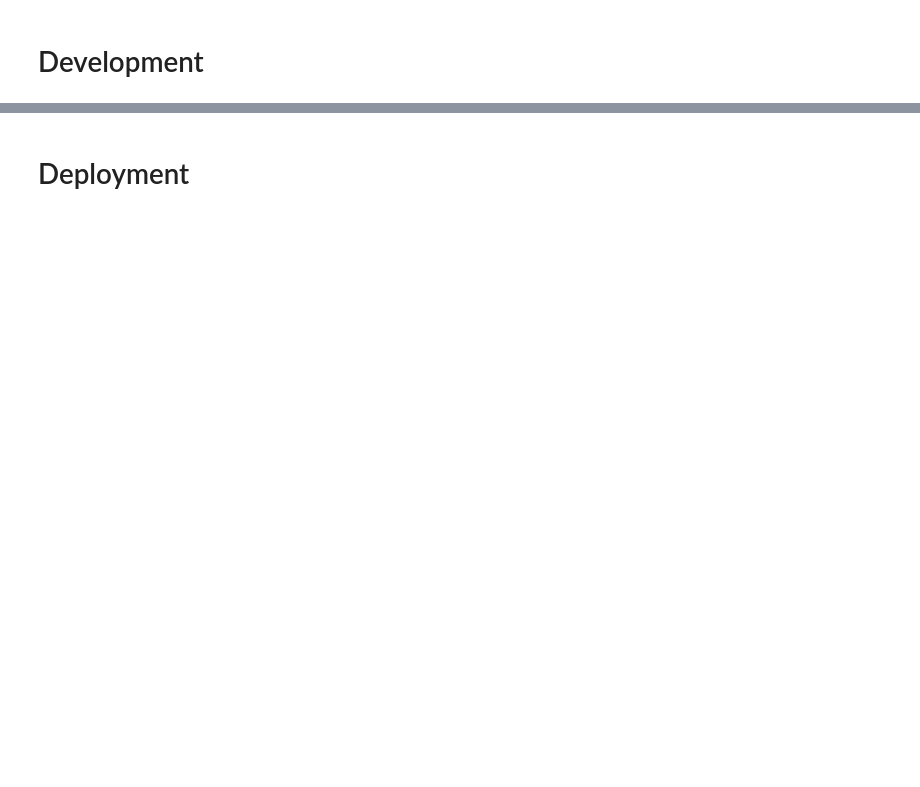
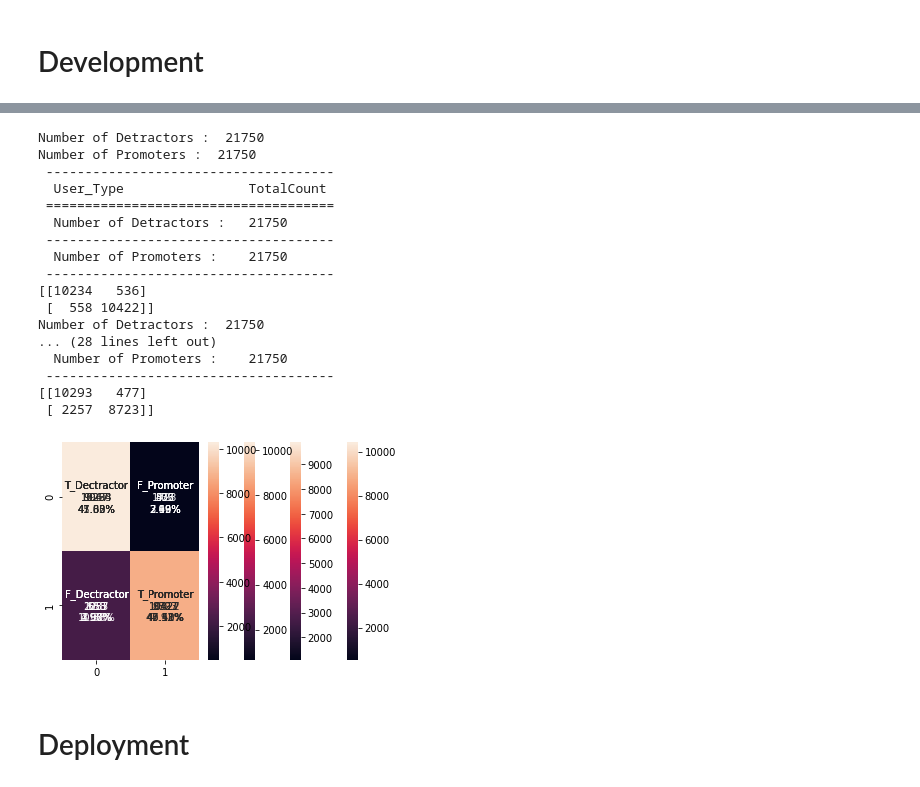
Before and after one commit to GDhasade/BankMarketing_Classification_Project, a Jupyter notebook: ML_Modelling_Code.ipynb, the cells around one changed output, grey strips where cells are left out. Cells and saved outputs as stored; diff of their text form; code cells hidden in the pictures; blank space fills up the shorter version.

```diff
--- a/ML_Modelling_Code.ipynb
+++ b/ML_Modelling_Code.ipynb
@@ -366,0 +644,17 @@ Sampled dataset shape Counter({'no': 36249, 'yes': 36249})
+# %%
+for i in Prediction:
+    TestCount = pd.DataFrame(i)
+    numOfDetractor = len(TestCount[TestCount == 'no'].index)
+    numOfPromoters = len(TestCount[TestCount == 'yes'].index)
+    print('Number of Detractors : ', numOfDetractor)
+    print('Number of Promoters : ', numOfPromoters)
+    #Generate Legend
+    string = tt.to_string(
+        [["Number of Detractors :", numOfDetractor], ["Number of Promoters :", numOfPromoters]],
+        header=["User_Type", "TotalCount"],
+        #style=tt.styles.ascii_thin_double,
+        style =tt.styles.ascii_booktabs,
+        # alignment="ll",
+        # padding=(0, 1),
+    )
+    print(string)
@@ -367,2 +679,58 @@ Sampled dataset shape Counter({'no': 36249, 'yes': 36249})
+# %%
+import seaborn as sn
+import pandas as pd
+import matplotlib.pyplot as plt
+from sklearn.metrics import confusion_matrix
+
+for i in Prediction:
+    TestCount = pd.DataFrame(i)
+    numOfDetractor = len(TestCount[TestCount == 'no'].index)
+    numOfPromoters = len(TestCount[TestCount == 'yes'].index)
+    print('Number of Detractors : ', numOfDetractor)
+    print('Number of Promoters : ', numOfPromoters)
+    #Generate Legend
+    string = tt.to_string(
+        [["Number of Detractors :", numOfDetractor], ["Number of Promoters :", numOfPromoters]],
+        header=["User_Type", "TotalCount"],
+        #style=tt.styles.ascii_thin_double,
+        style =tt.styles.ascii_booktabs,
+        # alignment="ll",
+        # padding=(0, 1),
+    )
+    print(string)
+
+    #Implement Confusion Matrix
+
+    ConfusionMatrix =confusion_matrix(Y_BaseTest, i)
+    group_names = ['T_Dectractor','F_Promoter','F_Dectractor','T_Promoter']
+    group_counts = ["{0:0.0f}".format(value) for value in
+                    ConfusionMatrix.flatten()]
+    group_percentages = ["{0:.2%}".format(value) for value in
+                         ConfusionMatrix.flatten()/np.sum(ConfusionMatrix)]
+    labels = [f"{v1}\n{v2}\n{v3}" for v1, v2, v3 in
+              zip(group_names,group_counts,group_percentages)]
+    labels = np.asarray(labels).reshape(2,2)
+    print(ConfusionMatrix)
+    # Plot Confusion Matrix using sns heat map
+    sns.heatmap(ConfusionMatrix, annot=labels, fmt='', cmap='rocket')
+# %% [output]
+Number of Detractors :  21750
+Number of Promoters :  21750
+ -------------------------------------
+  User_Type                TotalCount
+ =====================================
+  Number of Detractors :   21750
+ -------------------------------------
+  Number of Promoters :    21750
+ -------------------------------------
+[[10234   536]
+ [  558 10422]]
+Number of Detractors :  21750
+... (28 lines left out)
+  Number of Promoters :    21750
+ -------------------------------------
+[[10293   477]
+ [ 2257  8723]]
+[figure, added]
 # %% [markdown]
 # Deployment
```
Also changed, not shown: parts of 31 cells of this notebook.
